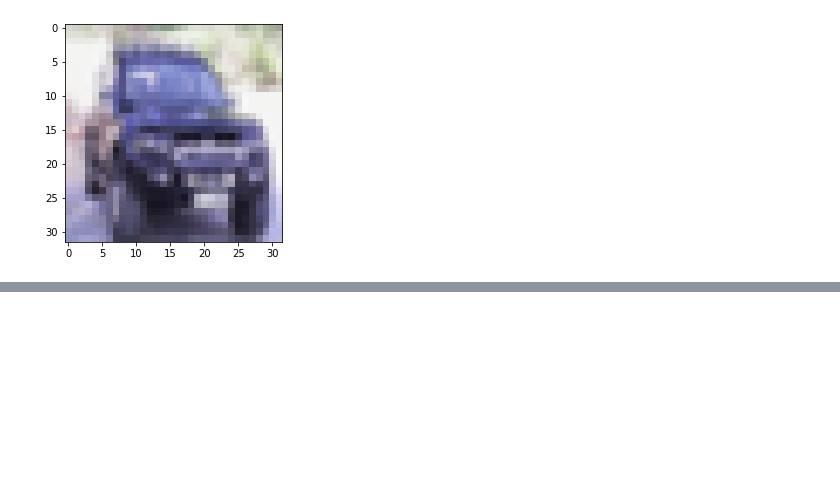
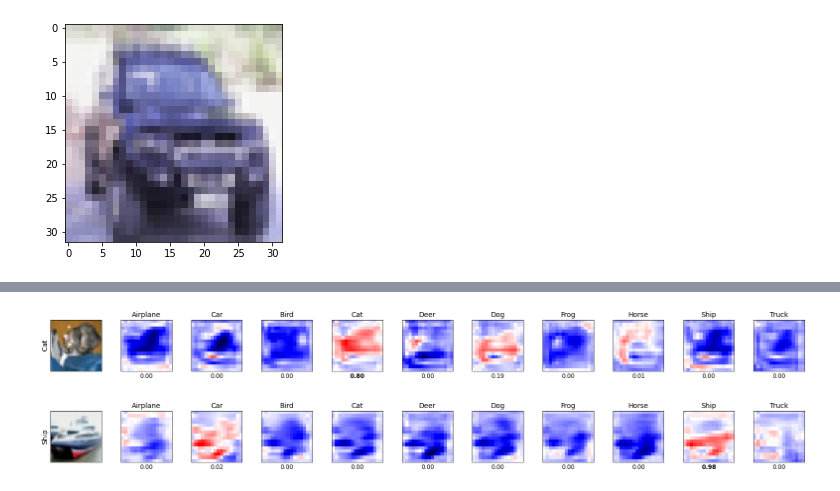
Before and after one commit to roldanjrgl/ml_project, a Jupyter notebook: notebooks/cifar_models_performance_analysis_v2.ipynb, the cells around one changed output, grey strips where cells are left out. Drawn from its saved outputs; the diff is of its cells as text; code cells hidden in the pictures; blank space fills up the shorter version.

Commit message:
Milestone: Implemented visualize_one_sampl(), working for model_A and model_B

```diff
--- a/notebooks/cifar_models_performance_analysis_v2.ipynb
+++ b/notebooks/cifar_models_performance_analysis_v2.ipynb
@@ -400,0 +450,8 @@ visualize_all_classes(model_B)
+# %%
+visualize_one_sample(1, model_A)
+# %% [output]
+[figure, added]
+# %%
+visualize_one_sample(1, model_B)
+# %% [output]
+[figure, added]
```
Also changed, not shown: parts of 9 cells of this notebook.
